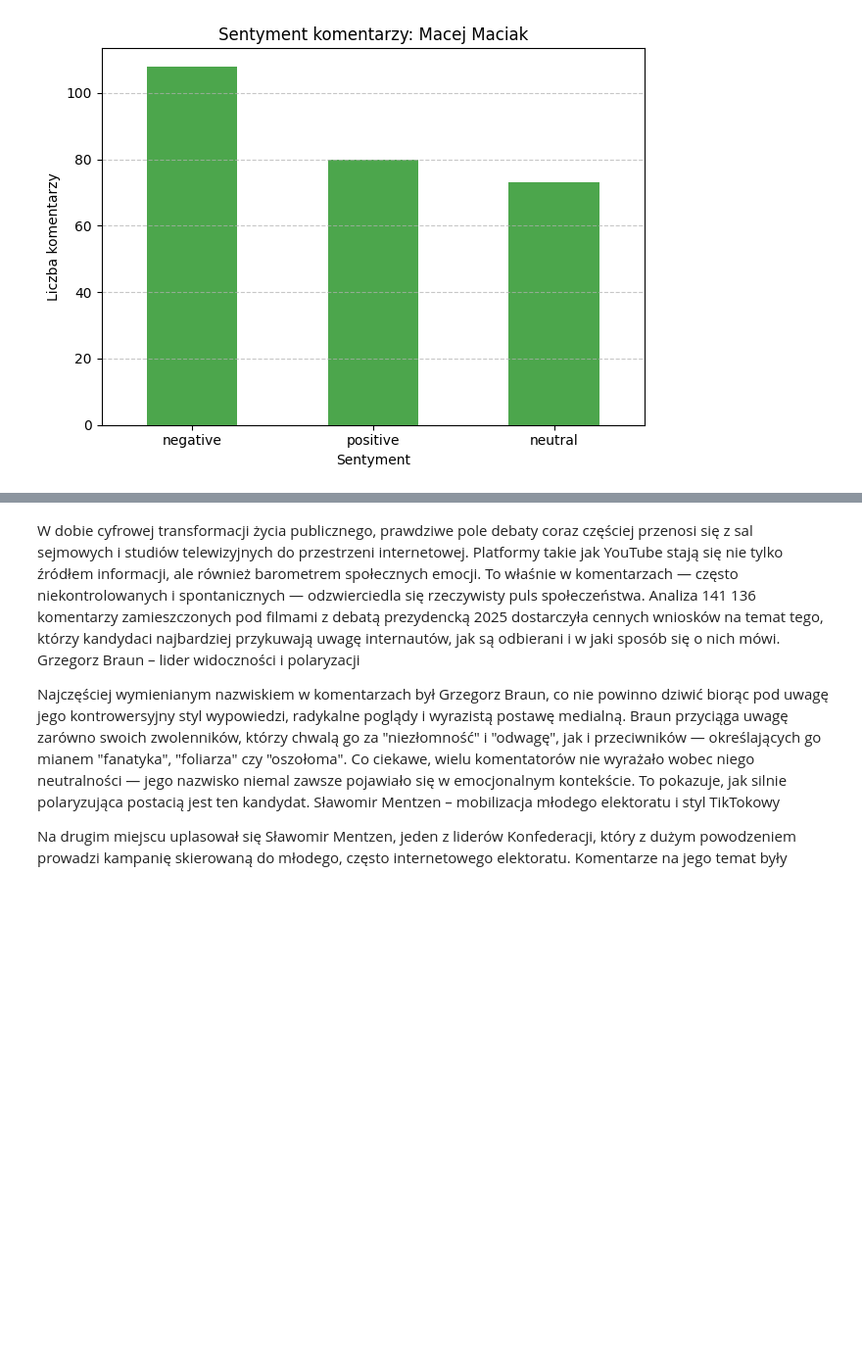
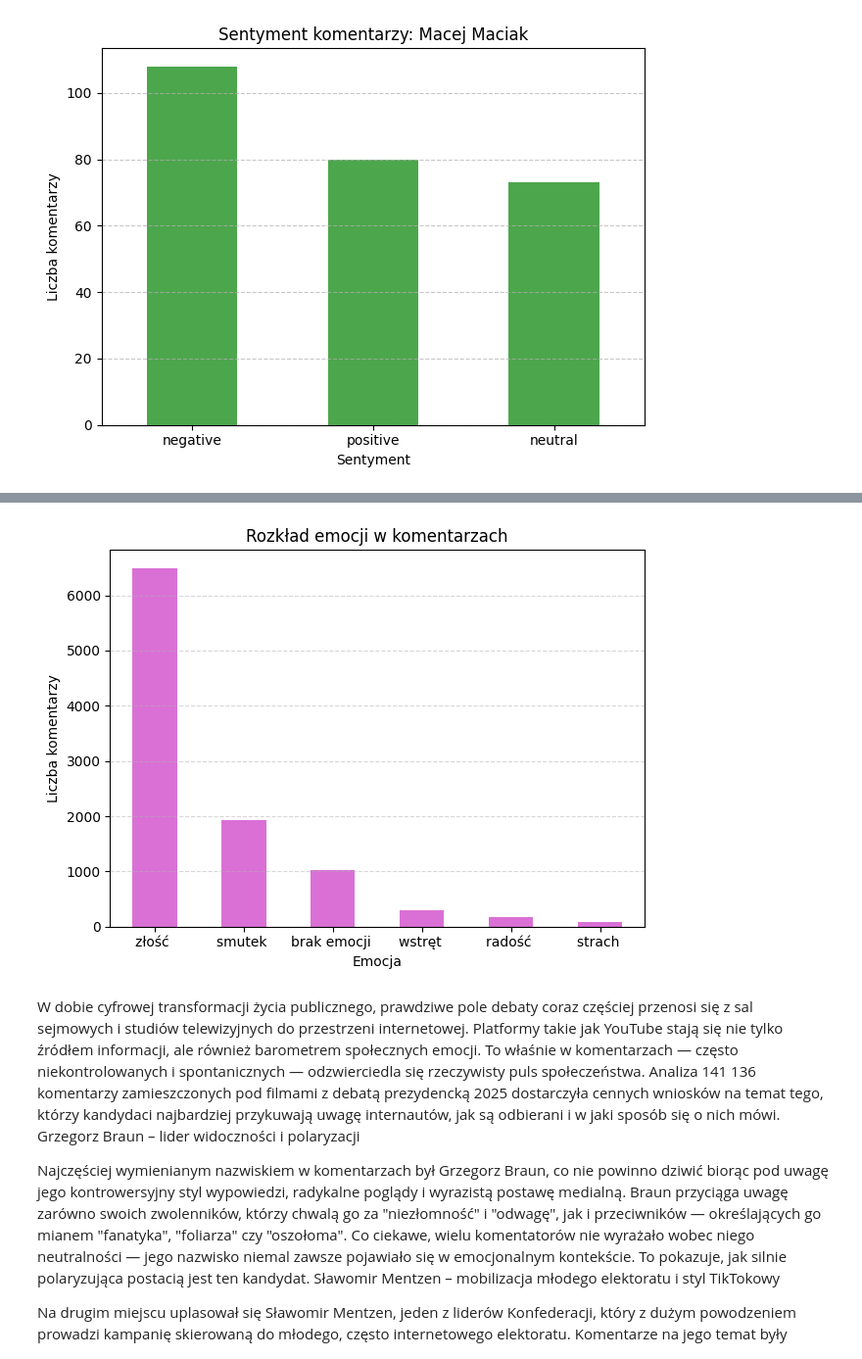
Before and after one commit to lukaszpochmara/Analiza-Sentymentu-wybory, a Jupyter notebook: jupyter.ipynb, the cells around one changed output, grey strips where cells are left out. Shown at 98% size. Saved outputs shown, nothing was run; the diff lists cells and outputs as text; code cells hidden in the pictures; blank space fills up the shorter version.

```diff
--- a/jupyter.ipynb
+++ b/jupyter.ipynb
@@ -751,3 +790,29 @@ for kandydat, formy in kandydaci.items():
+# %%
+# Mapowanie LABEL_X na polskie nazwy emocji
+mapa_emocji = {
+    "LABEL_0": "złość ",
+    "LABEL_1": "wstręt ",
+    "LABEL_2": "strach ",
+    "LABEL_3": "radość ",
+    "LABEL_4": "brak emocji ",
+    "LABEL_5": "smutek ",
+    "LABEL_6": "zaskoczenie "
+}
+
+# Tworzymy nową kolumnę z przetłumaczonymi emocjami
+df['emocja_pl'] = df['emocja'].map(mapa_emocji)
+
+
+df['emocja_pl'].value_counts().plot(kind='bar', color='orchid')
+plt.title("Rozkład emocji w komentarzach")
+plt.xlabel("Emocja")
+plt.ylabel("Liczba komentarzy")
+plt.xticks(rotation=0)
+plt.grid(axis='y', linestyle='--', alpha=0.5)
+plt.tight_layout()
+plt.show()
+# %% [output]
+[figure, added]
 # %% [markdown]
 W dobie cyfrowej transformacji życia publicznego, prawdziwe pole debaty coraz częściej przenosi się z sal sejmowych i studiów telewizyjnych do przestrzeni internetowej. Platformy takie jak YouTube stają się nie tylko źródłem informacji, ale również barometrem społecznych emocji. To właśnie w komentarzach — często niekontrolowanych i spontanicznych — odzwierciedla się rzeczywisty puls społeczeństwa. Analiza 141 136 komentarzy zamieszczonych pod filmami z debatą prezydencką 2025 dostarczyła cennych wniosków na temat tego, którzy kandydaci najbardziej przykuwają uwagę internautów, jak są odbierani i w jaki sposób się o nich mówi.
 Grzegorz Braun – lider widoczności i polaryzacji
```
Also changed, not shown: parts of 1 cell of this notebook, 1 other file.
